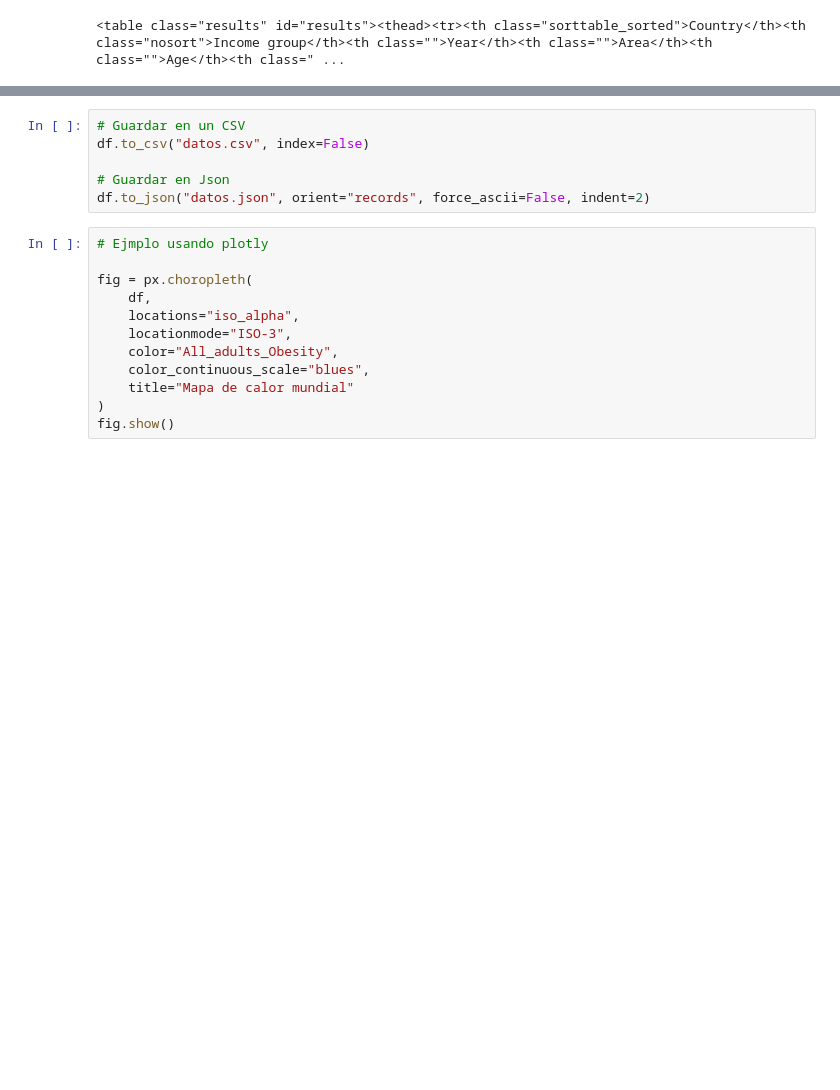
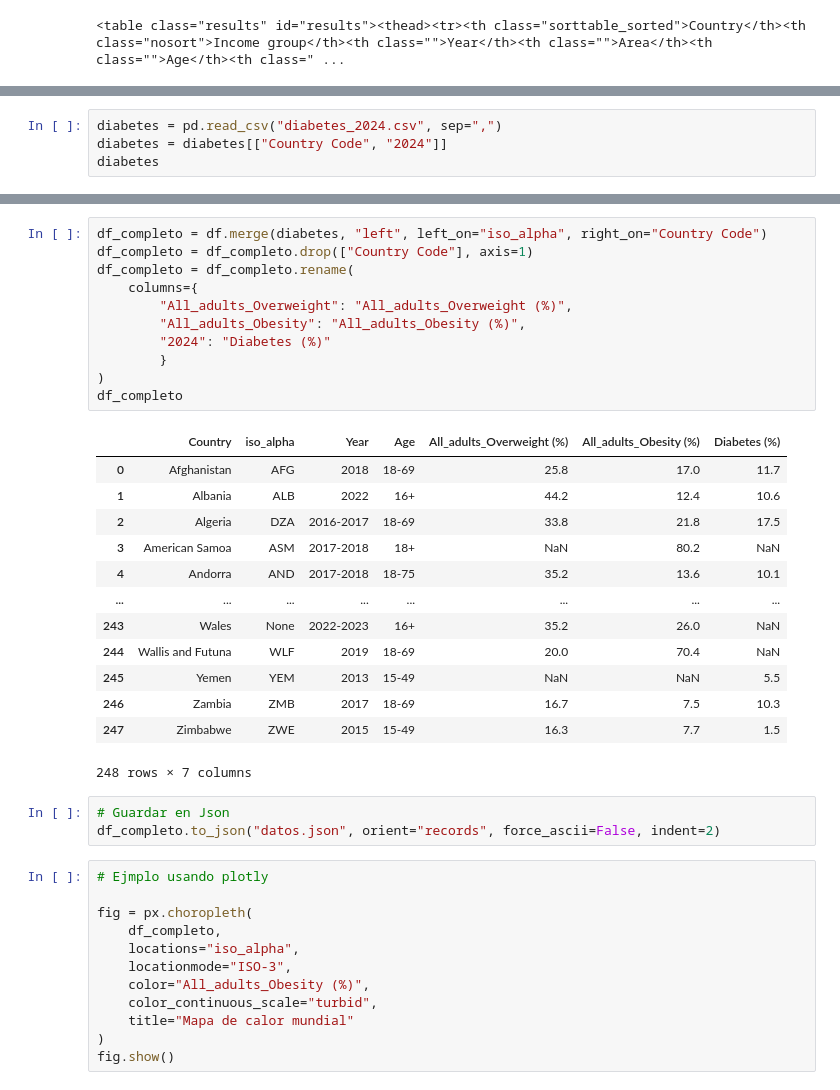
Before and after one commit to Jimenez73/Proyecto_InfoVis_Grupo15, a Jupyter notebook: datos/sprapeo.ipynb, the cells around one changed output, grey strips where cells are left out. Drawn from its saved outputs; the diff is of its cells as text; blank space fills up the shorter version.

Commit message:
Datos de diabetes

```diff
--- a/datos/sprapeo.ipynb
+++ b/datos/sprapeo.ipynb
@@ -99,0 +86,4 @@ df
+# %%
+diabetes = pd.read_csv("diabetes_2024.csv", sep=",")
+diabetes = diabetes[["Country Code", "2024"]]
+diabetes
@@ -100,18 +104,40 @@ df
+# %%
+df_completo = df.merge(diabetes, "left", left_on="iso_alpha", right_on="Country Code")
+df_completo = df_completo.drop(["Country Code"], axis=1)
+df_completo = df_completo.rename(
+    columns={
+        "All_adults_Overweight": "All_adults_Overweight (%)",
+        "All_adults_Obesity": "All_adults_Obesity (%)",
+        "2024": "Diabetes (%)"
+        }
+)
+df_completo
+# %% [output]
+|  | Country | iso_alpha | Year | Age | All_adults_Overweight (%) | All_adults_Obesity (%) | Diabetes (%) |
+| 0 | Afghanistan | AFG | 2018 | 18-69 | 25.8 | 17.0 | 11.7 |
+| 1 | Albania | ALB | 2022 | 16+ | 44.2 | 12.4 | 10.6 |
+| 2 | Algeria | DZA | 2016-2017 | 18-69 | 33.8 | 21.8 | 17.5 |
+| 3 | American Samoa | ASM | 2017-2018 | 18+ | NaN | 80.2 | NaN |
+| 4 | Andorra | AND | 2017-2018 | 18-75 | 35.2 | 13.6 | 10.1 |
+| ... | ... | ... | ... | ... | ... | ... | ... |
+| 243 | Wales | None | 2022-2023 | 16+ | 35.2 | 26.0 | NaN |
+| 244 | Wallis and Futuna | WLF | 2019 | 18-69 | 20.0 | 70.4 | NaN |
+| 245 | Yemen | YEM | 2013 | 15-49 | NaN | NaN | 5.5 |
+| 246 | Zambia | ZMB | 2017 | 18-69 | 16.7 | 7.5 | 10.3 |
+| 247 | Zimbabwe | ZWE | 2015 | 15-49 | 16.3 | 7.7 | 1.5 |
+248 rows × 7 columns
 # %%
-# Guardar en un CSV
-df.to_csv("datos.csv", index=False)
-
 # Guardar en Json
-df.to_json("datos.json", orient="records", force_ascii=False, indent=2)
+df_completo.to_json("datos.json", orient="records", force_ascii=False, indent=2)
 # %%
 # Ejmplo usando plotly
 
 fig = px.choropleth(
-    df,
+    df_completo,
     locations="iso_alpha",
     locationmode="ISO-3",
-    color="All_adults_Obesity",
-    color_continuous_scale="blues",
+    color="All_adults_Obesity (%)",
+    color_continuous_scale="turbid",
     title="Mapa de calor mundial"
 )
 fig.show()
```
Also changed, not shown: parts of 3 cells of this notebook, 4 other files.
